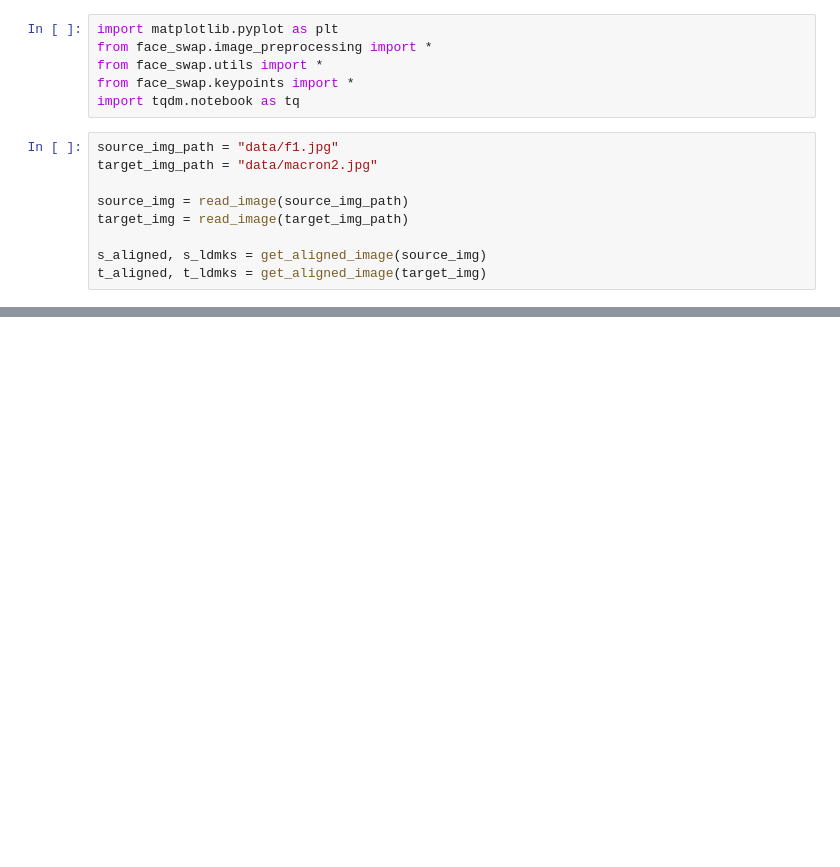
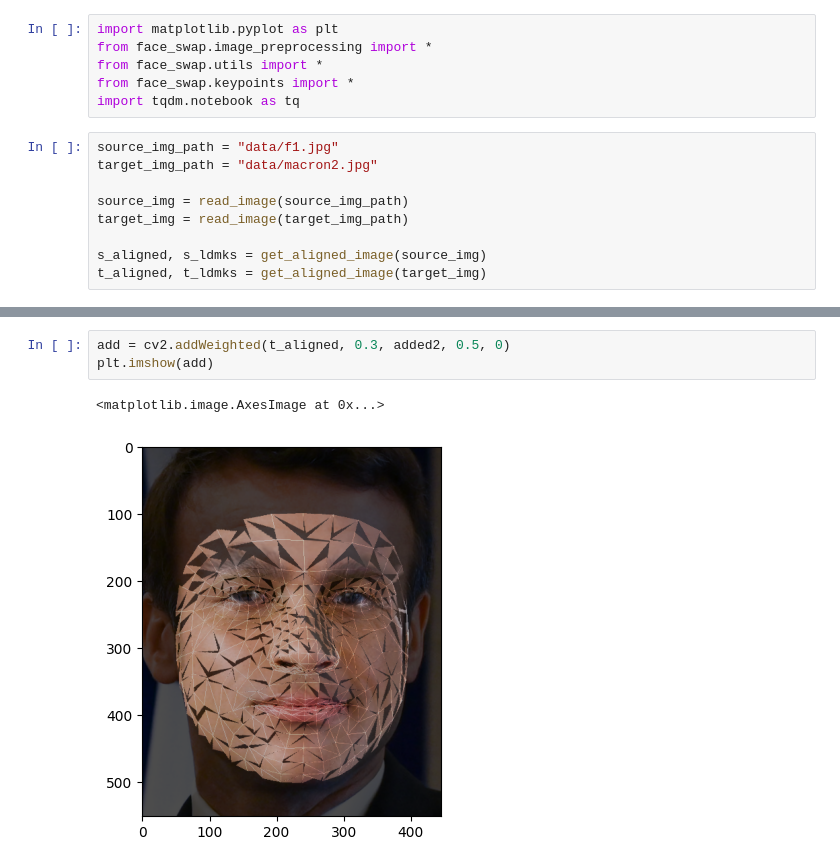
Before and after one commit to svspirivm/face-swap, a Jupyter notebook: all_triangles.ipynb, the cells around one changed output, grey strips where cells are left out. Cells and saved outputs as stored; diff of their text form; blank space fills up the shorter version.

```diff
--- a/all_triangles.ipynb
+++ b/all_triangles.ipynb
@@ -69,0 +84,6 @@ plt.imshow(added)
+# %%
+add = cv2.addWeighted(t_aligned, 0.3, added2, 0.5, 0)
+plt.imshow(add)
+# %% [output]
+<matplotlib.image.AxesImage at 0x...>
+[figure, added]
```
Also changed, not shown: parts of 7 cells of this notebook.
